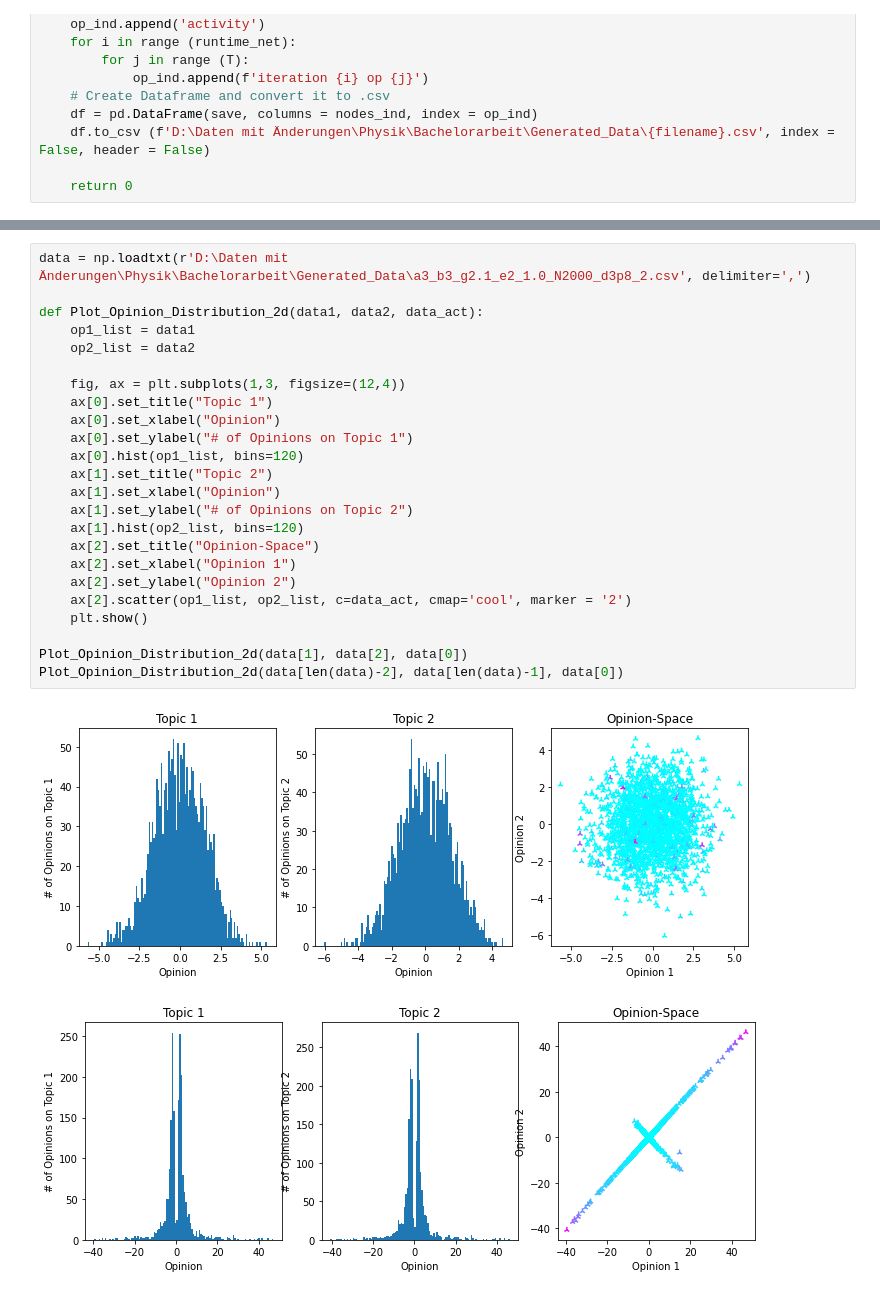
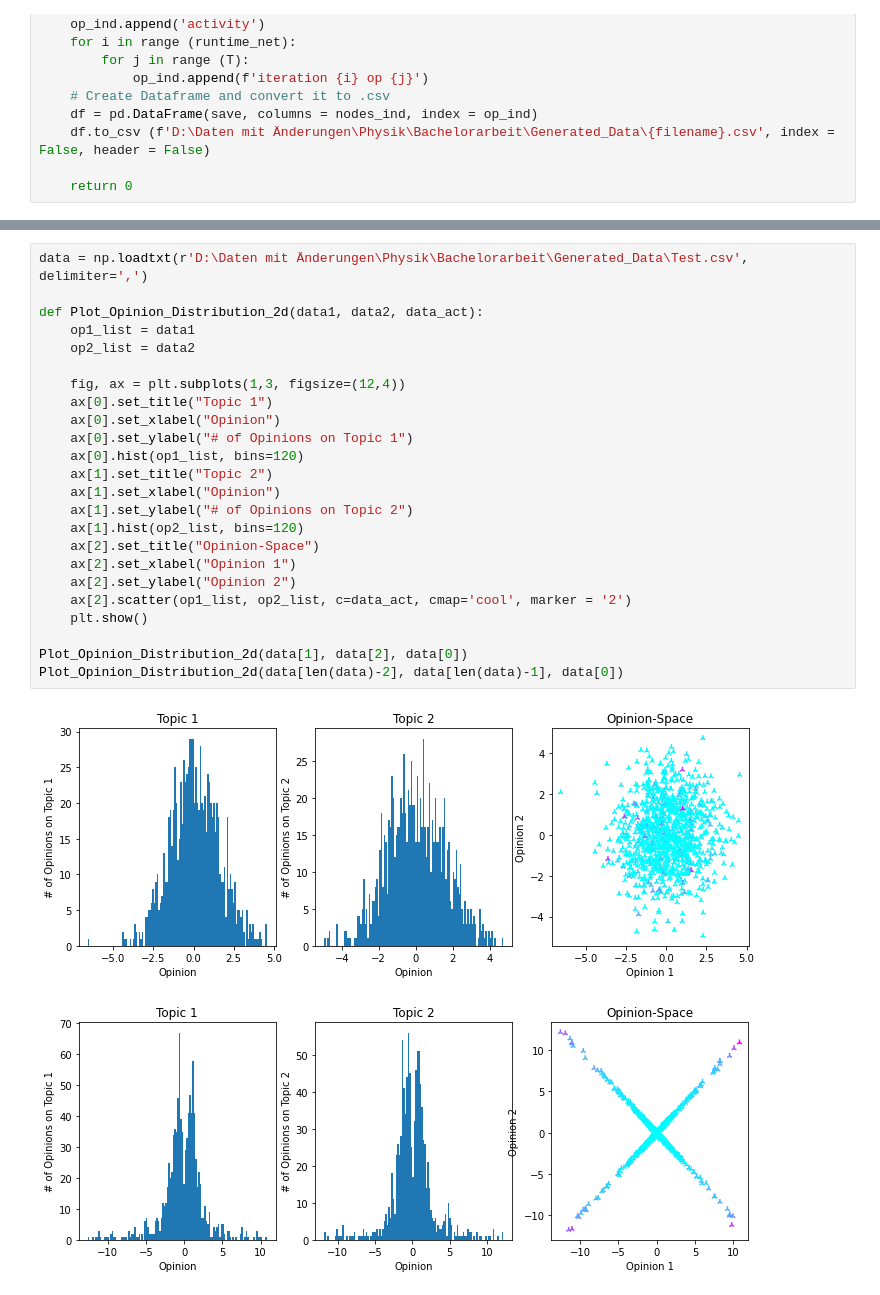
Before and after one commit to RobinDanek/Bachelorproject, a Jupyter notebook: Baumann_Model.ipynb, the cells around one changed output, grey strips where cells are left out. Cells and saved outputs as stored; diff of their text form.

```diff
--- a/Baumann_Model.ipynb
+++ b/Baumann_Model.ipynb
@@ -221,29 +226,29 @@ Iteration:  997
 Iteration:  998
 Iteration:  999
 # %%
-data = np.loadtxt(r'D:\Daten mit Änderungen\Physik\Bachelorarbeit\Generated_Data\a3_b3_g2.1_e2_1.0_N2000_d3p8_2.csv', delimiter=',')
+data = np.loadtxt(r'D:\Daten mit Änderungen\Physik\Bachelorarbeit\Generated_Data\Test.csv', delimiter=',')
 
 def Plot_Opinion_Distribution_2d(data1, data2, data_act):
     op1_list = data1
     op2_list = data2
 
     fig, ax = plt.subplots(1,3, figsize=(12,4))
     ax[0].set_title("Topic 1")
     ax[0].set_xlabel("Opinion")
     ax[0].set_ylabel("# of Opinions on Topic 1")
     ax[0].hist(op1_list, bins=120)
     ax[1].set_title("Topic 2")
     ax[1].set_xlabel("Opinion")
     ax[1].set_ylabel("# of Opinions on Topic 2")
     ax[1].hist(op2_list, bins=120)
     ax[2].set_title("Opinion-Space")
     ax[2].set_xlabel("Opinion 1")
     ax[2].set_ylabel("Opinion 2")
     ax[2].scatter(op1_list, op2_list, c=data_act, cmap='cool', marker = '2')
     plt.show()
 
 Plot_Opinion_Distribution_2d(data[1], data[2], data[0])
 Plot_Opinion_Distribution_2d(data[len(data)-2], data[len(data)-1], data[0])
 # %% [output]
-[figure, old version]
+[figure, new version]
-[figure, old version]
+[figure, new version]
```
Also changed, not shown: parts of 2 cells of this notebook, 6 other files.
